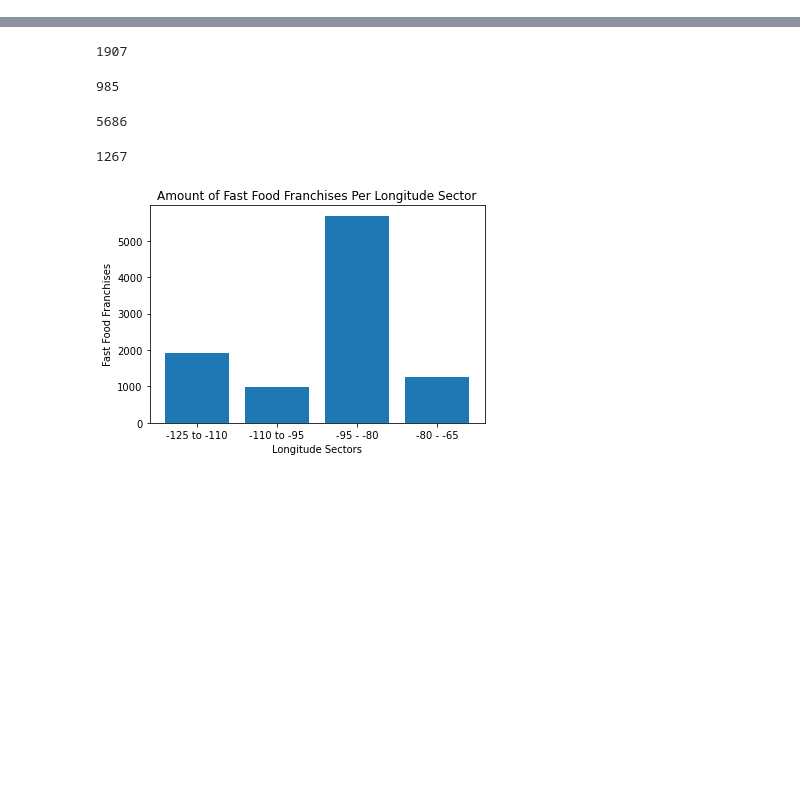
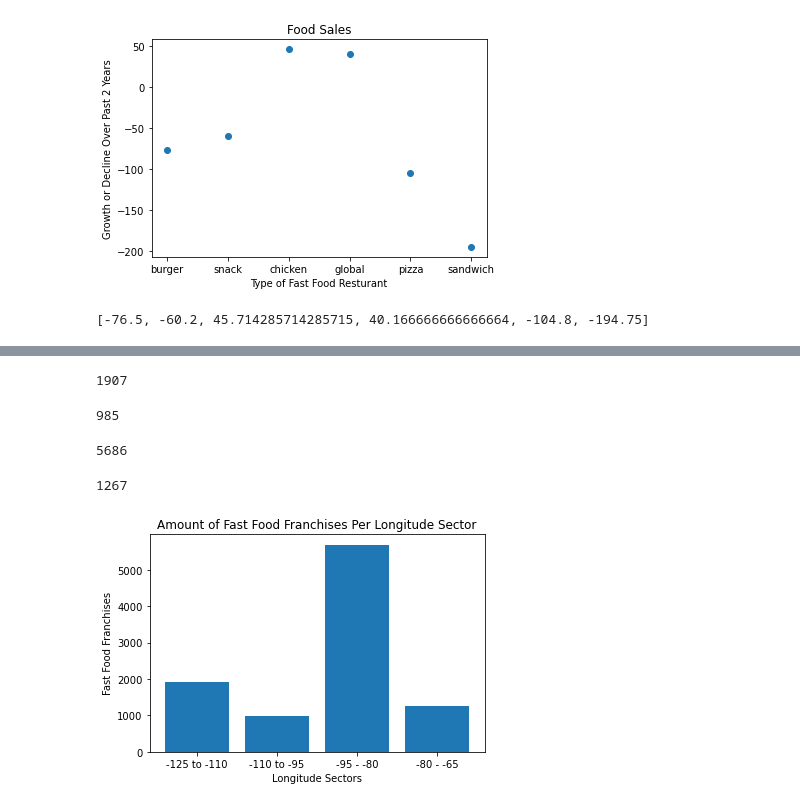
Before and after one commit to JakeBulat/Jake-Bulat-Honors-Project, a Jupyter notebook: CMSE Resturant Project-Copy1.ipynb, the cells around one changed output, grey strips where cells are left out. Drawn from its saved outputs; the diff is of its cells as text; code cells hidden in the pictures; blank space fills up the shorter version.

```diff
--- a/CMSE Resturant Project-Copy1.ipynb
+++ b/CMSE Resturant Project-Copy1.ipynb
@@ -34,0 +184,6 @@ plt.show()
+# %%
+unit_change = pd.read_csv('2020 Fast Food Unit Change.csv')
+unit_change = unit_change.drop('?', axis=1)
+unit_change['TOTAL CHANGE IN UNITS FROM 2019'] = unit_change['TOTAL CHANGE IN UNITS FROM 2019'].str.replace(',', '').astype(float)
+unit_change['TOTAL CHANGE IN UNITS FROM 2019'] = unit_change['TOTAL CHANGE IN UNITS FROM 2019'].astype(float)
+unit_change
@@ -34,0 +208,55 @@ plt.show()
+# %%
+#look at the increase or decrease of resturants from year
+food_category=["burger", "snack", "chicken", "global", "pizza", "sandwich"]
+rev_sum_unit_change_2019 = []
+
+
+for i in range(len(food_category)):
+    mask = rest_rev['category']==food_category[i]
+    fc = rest_rev[mask] #using masking to loop through the different food categorys
+    y = fc['unit_change_from_2018'].sum()/len(food_category[i])
+    rev_sum_unit_change_2019.append(y)
+rev_sum_unit_change_2019
+
+
+food_Category=["BURGER",'SNACK',"CHICKEN","GLOBAL","PIZZA","SANDWICH"]
+rev_sum_unit_change_2020 = []
+
+
+for i in range(len(food_Category)):
+    mask = unit_change['CATEGORY']==food_Category[i]
+    fcc = unit_change[mask] #using masking to loop through the different food categorys
+    c = fcc['TOTAL CHANGE IN UNITS FROM 2019'].sum()/len(food_Category[i])
+    rev_sum_unit_change_2020.append(c)
+rev_sum_unit_change_2020
+
+
+unit_change_over_two_years = rev_sum_unit_change_2020 + rev_sum_unit_change_2019 #combine the two years franchise unit change
+
+combo_list_mag_change=[]
+for i in range(len(profit_minus_labor_costs)):
+    combo_list_mag_change.append((food_category[i], unit_change_over_two_years[i]))
+combo_list_mag_change
+
+import matplotlib.pyplot as plt
+
+# Extract x and y values from the data
+x = [d[0] for d in combo_list_mag_change]
+y = [d[1] for d in combo_list_mag_change]
+
+# Create scatterplot
+plt.scatter(x, y)
+
+# Set labels and title
+plt.xlabel('Type of Fast Food Resturant')
+plt.ylabel('Growth or Decline Over Past 2 Years')
+plt.title('Food Sales')
+
+# Show plot
+plt.show()
+# %% [output]
+[figure, added]
+# %%
+rev_sum_unit_change_2020
+# %% [output]
+[-76.5, -60.2, 45.714285714285715, 40.166666666666664, -104.8, -194.75]
```
Also changed, not shown: parts of 15 cells of this notebook, 5 other files.
